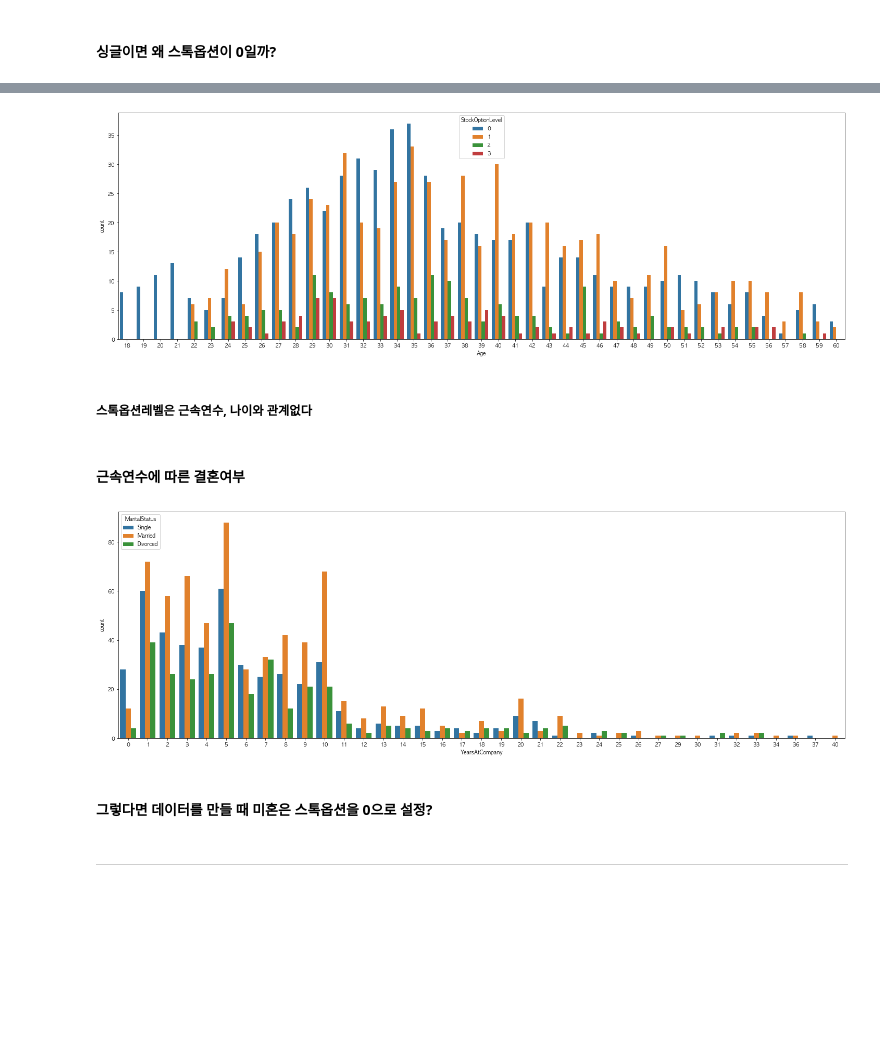
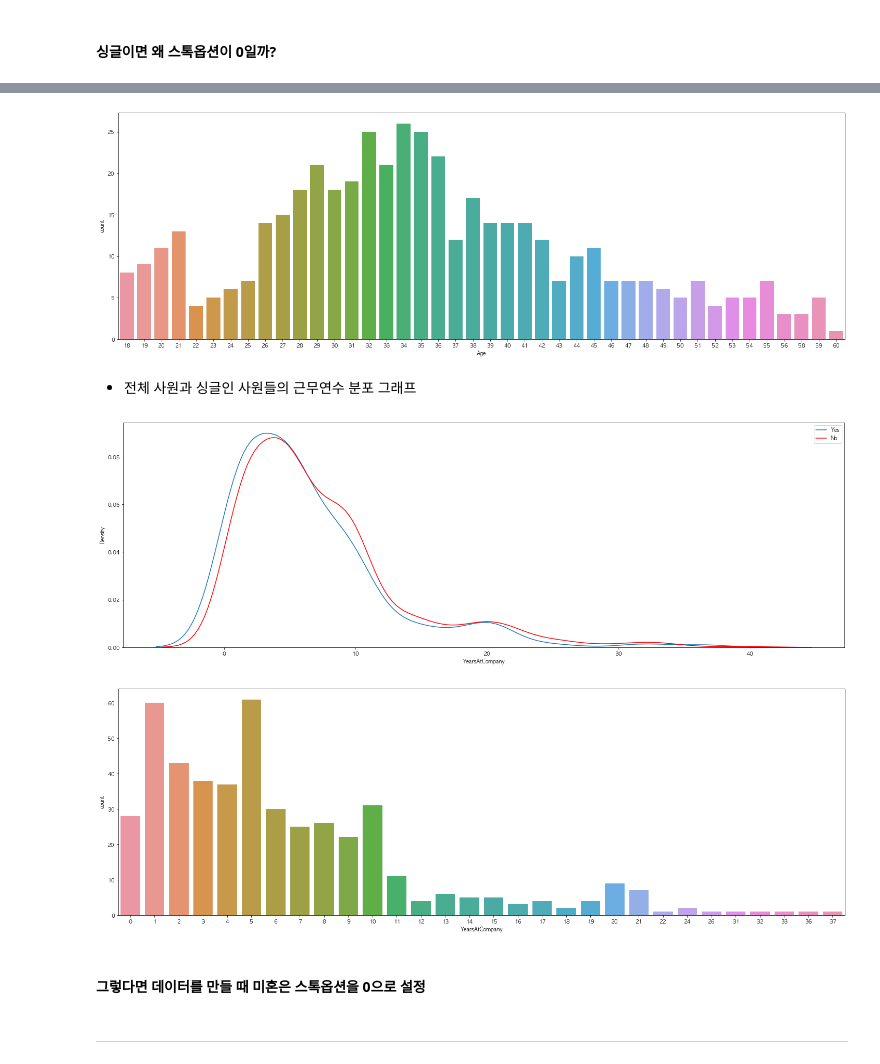
Before and after one commit to lee-jong-gu/attrition, a Jupyter notebook: att_md.ipynb, the cells around one changed output, grey strips where cells are left out. Saved outputs shown, nothing was run; the diff lists cells and outputs as text; code cells hidden in the pictures; blank space fills up the shorter version.

```diff
--- a/att_md.ipynb
+++ b/att_md.ipynb
@@ -613,27 +655,33 @@ plt.show()
 # %%
-# 나이에 따른 스톡옵션레벨
+# 싱글인 직원들의 나이 분포
 fig = plt.figure(figsize=(25,8))
-sns.countplot('Age',hue='StockOptionLevel',data=df)
+sns.countplot(df[df['MaritalStatus']=='Single']['Age'],data=df)
 plt.show()
-
-# 나이가 많아도 스톡옵션을 못받는 사원이 있다.
 # %% [output]
-[figure, old version]
+[figure, new version]
-# %% [markdown]
-##### 스톡옵션레벨은 근속연수, 나이와 관계없다
-# %% [markdown]
-#### 근속연수에 따른 결혼여부
+# %% [markdown]
+* 전체 사원과 싱글인 사원들의 근무연수 분포 그래프
+# %%
+# 싱글인 사원들과 싱글이 아닌 사원들의 근무연수 분포 그래프
+
+fig = plt.figure(figsize=(25,8))
+# sns.countplot(df[df['MaritalStatus']=='Single']['YearsAtCompany'],data=df)
+sns.distplot(df[df['MaritalStatus']=='Single']['YearsAtCompany'],kde=True,hist=False,hist_kws=({'alpha':1}),label='Yes')
+sns.distplot(df[df['MaritalStatus']!='Single']['YearsAtCompany'],kde=True,hist=False,kde_kws=({'color':'red'}),label='No')
+plt.legend()
+plt.show()
+# %% [output]
+[figure, added]
 # %%
-# 근속연수에 따른 결혼여부
+# 싱글인 사람들의 근속연수
+
 fig = plt.figure(figsize=(25,8))
-sns.countplot('YearsAtCompany',hue='MaritalStatus',data=df)
+sns.countplot(df[df['MaritalStatus']=='Single']['YearsAtCompany'],data=df)
 plt.show()
-
-# 미혼인 경우에도 근속연수가 긴 사원이 있다
 # %% [output]
-[figure, old version]
+[figure, new version]
 # %% [markdown]
-#### 그렇다면 데이터를 만들 때 미혼은 스톡옵션을 0으로 설정?
+#### 그렇다면 데이터를 만들 때 미혼은 스톡옵션을 0으로 설정
 # %% [markdown]
 ---
 # %%
```
Also changed, not shown: parts of 69 cells of this notebook.
